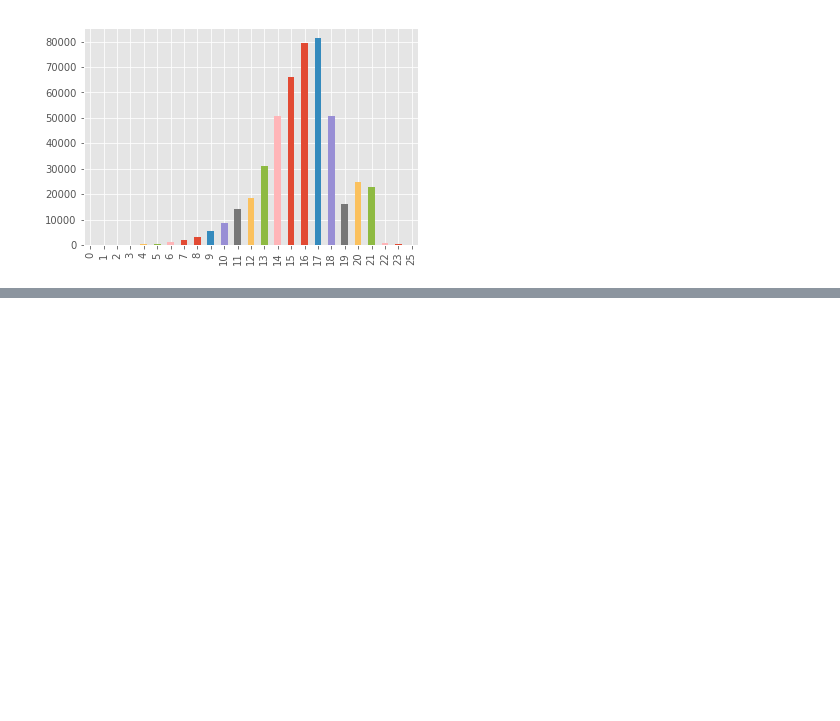
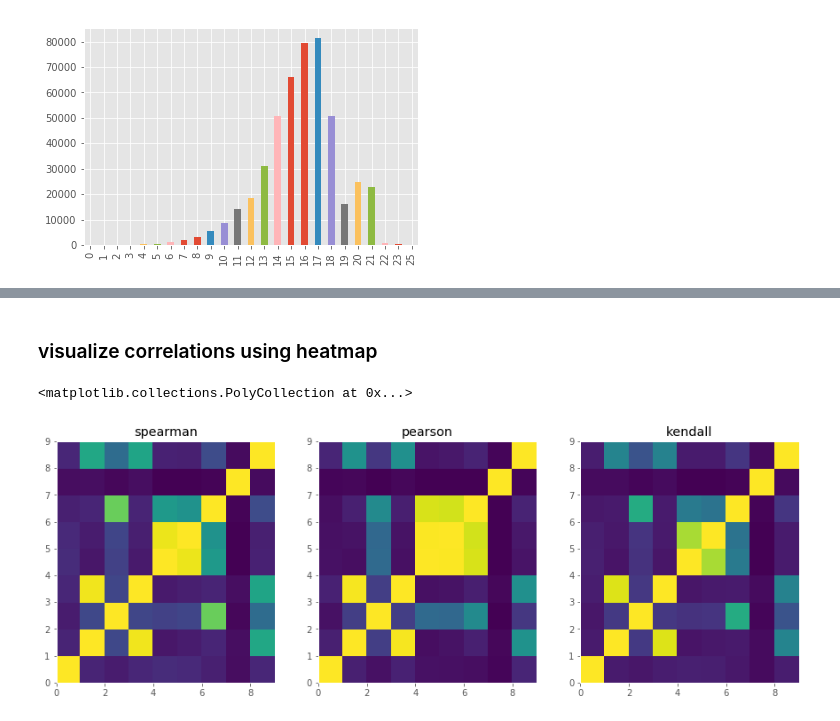
Before and after one commit to fengyin123/helloworld, a Jupyter notebook: feature_engineering/EDA.ipynb, the cells around one changed output, grey strips where cells are left out. Saved outputs shown, nothing was run; the diff lists cells and outputs as text; code cells hidden in the pictures; blank space fills up the shorter version.

```diff
--- a/feature_engineering/EDA.ipynb
+++ b/feature_engineering/EDA.ipynb
@@ -510,0 +556,19 @@ shop_data['shop_review_positive_rate'][shop_data['shop_review_positive_rate']<0.
+# %% [markdown]
+### visualize correlations using heatmap
+# %%
+fig = plt.figure(figsize=(15, 5))
+ax1 = fig.add_subplot(1,3,1)
+corMat = pd.DataFrame(shop_data.corr(method='spearman'))
+plt.title('spearman')
+plt.pcolor(corMat)
+ax2 = fig.add_subplot(1,3,2)
+corMat = pd.DataFrame(shop_data.corr(method='pearson'))
+plt.title('pearson')
+plt.pcolor(corMat)
+ax3 = fig.add_subplot(1,3,3)
+corMat = pd.DataFrame(shop_data.corr(method='kendall'), columns=shop_data.columns.values.tolist())
+plt.title('kendall')
+plt.pcolor(corMat)
+# %% [output]
+<matplotlib.collections.PolyCollection at 0x...>
+[figure, added]
```
Also changed, not shown: parts of 18 cells of this notebook.
